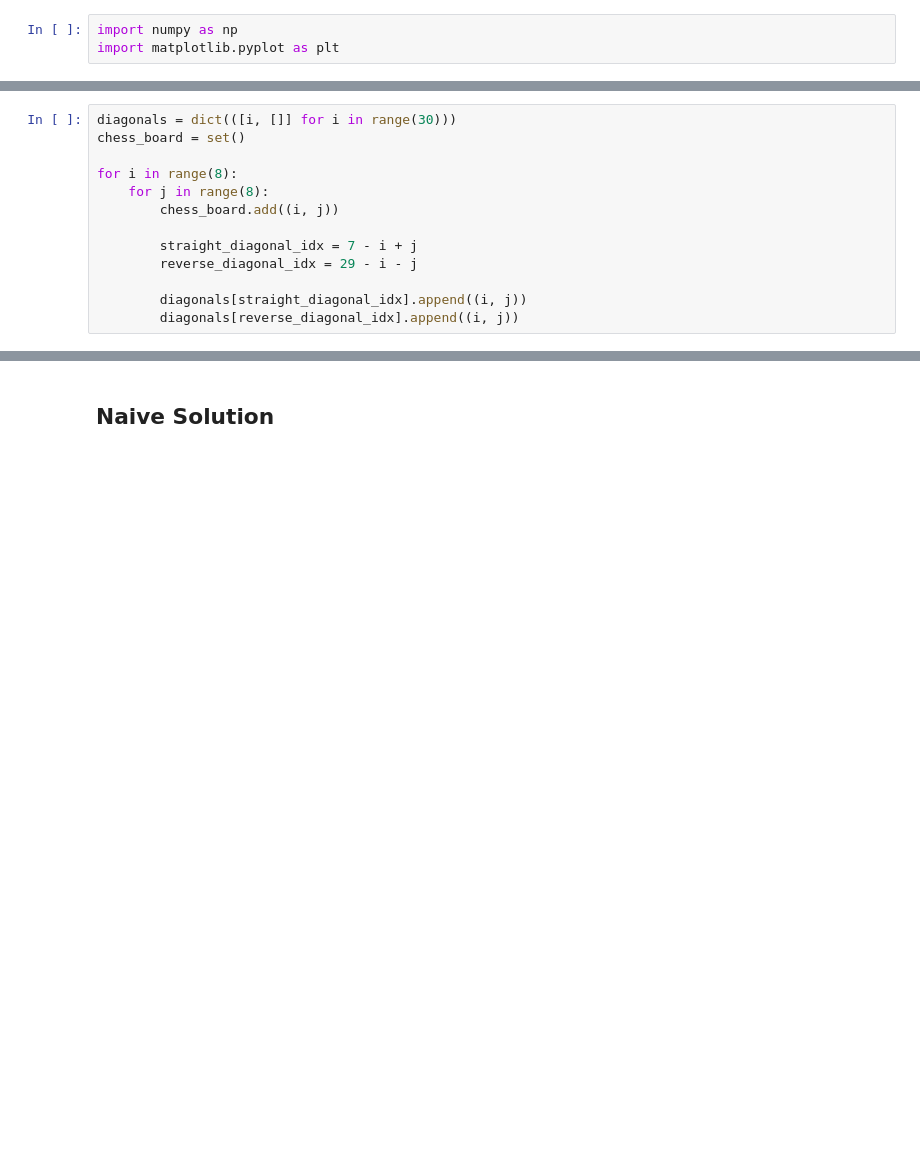
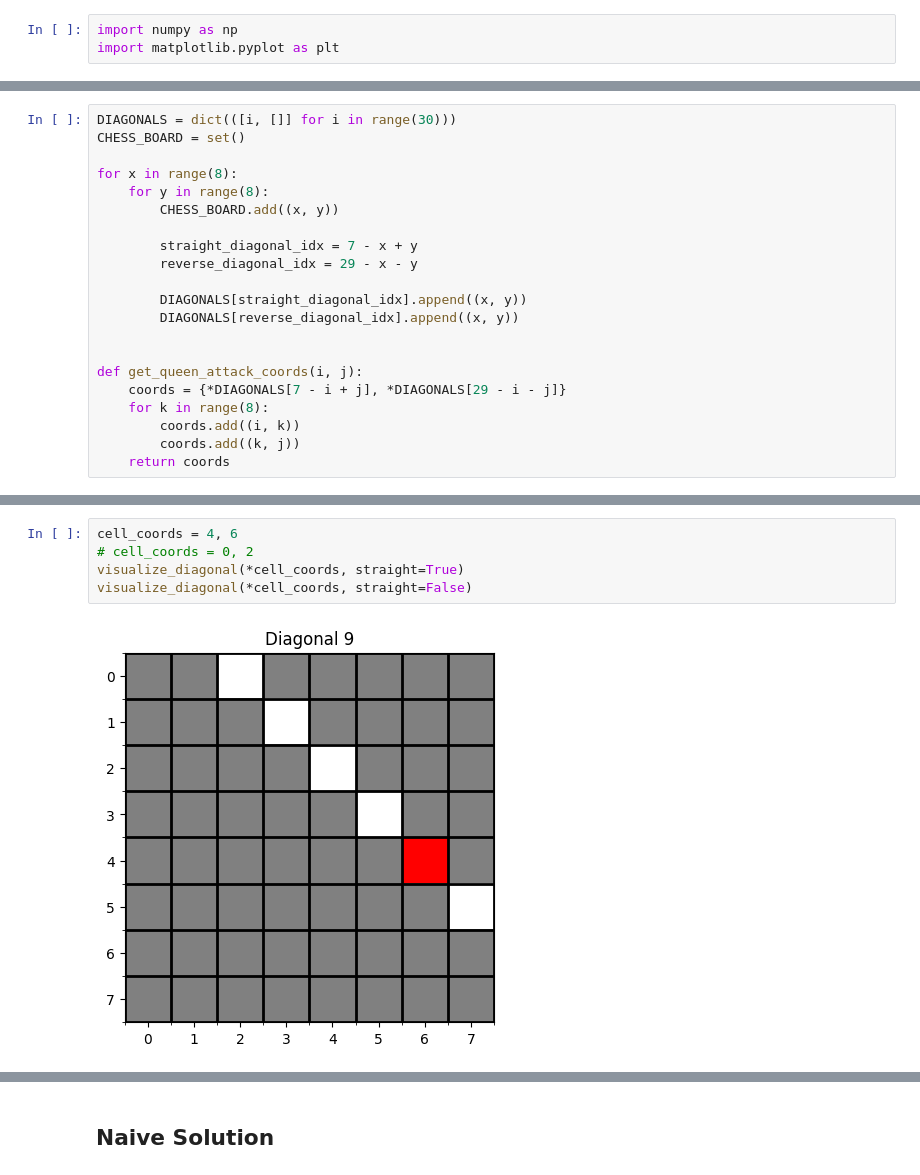
Before and after one commit to Tikhon-Radkevich/EPAM, a Jupyter notebook: combinatorics/knight.ipynb, the cells around one changed output, grey strips where cells are left out. Saved outputs shown, nothing was run; the diff lists cells and outputs as text; blank space fills up the shorter version.

```diff
--- a/combinatorics/knight.ipynb
+++ b/combinatorics/knight.ipynb
@@ -3,0 +27,21 @@ import matplotlib.pyplot as plt
+# %%
+DIAGONALS = dict(([i, []] for i in range(30)))
+CHESS_BOARD = set()
+
+for x in range(8):
+    for y in range(8):
+        CHESS_BOARD.add((x, y))
+
+        straight_diagonal_idx = 7 - x + y
+        reverse_diagonal_idx = 29 - x - y
+
+        DIAGONALS[straight_diagonal_idx].append((x, y))
+        DIAGONALS[reverse_diagonal_idx].append((x, y))
+
+
+def get_queen_attack_coords(i, j):
+    coords = {*DIAGONALS[7 - i + j], *DIAGONALS[29 - i - j]}
+    for k in range(8):
+        coords.add((i, k))
+        coords.add((k, j))
+    return coords
@@ -21,13 +114,7 @@ def visualize_chess_board(attack_map):
-# %%
-diagonals = dict(([i, []] for i in range(30)))
-chess_board = set()
-
-for i in range(8):
-    for j in range(8):
-        chess_board.add((i, j))
-
-        straight_diagonal_idx = 7 - i + j
-        reverse_diagonal_idx = 29 - i - j
-
-        diagonals[straight_diagonal_idx].append((i, j))
-        diagonals[reverse_diagonal_idx].append((i, j))
+# %%
+cell_coords = 4, 6
+# cell_coords = 0, 2
+visualize_diagonal(*cell_coords, straight=True)
+visualize_diagonal(*cell_coords, straight=False)
+# %% [output]
+[figure, added]
```
Also changed, not shown: parts of 12 cells of this notebook, 1 other file.
